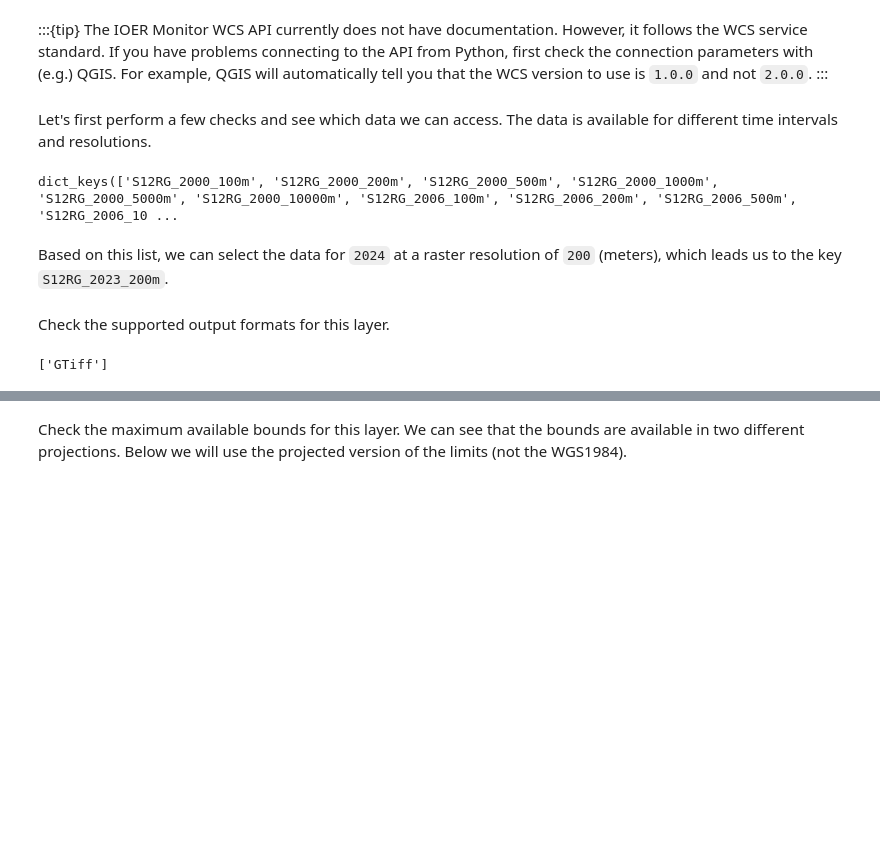
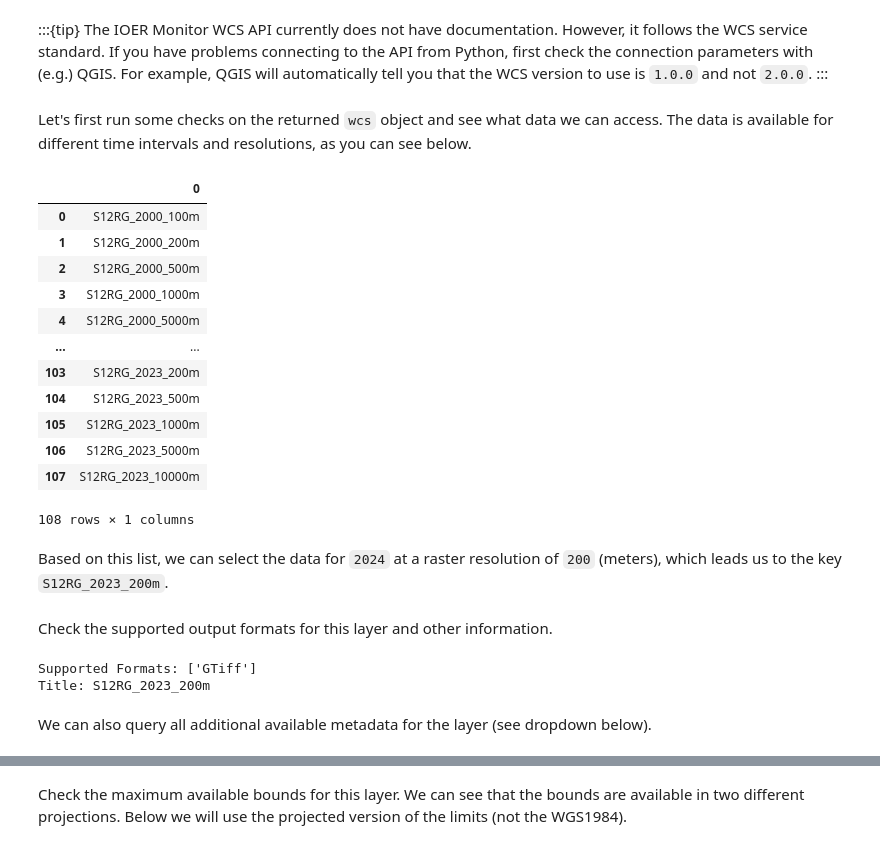
Before and after one commit to ioer-dresden/jupyter-book-nfdi4biodiversity, a Jupyter notebook: notebooks/202_data_retrieval.ipynb, the cells around one changed output, grey strips where cells are left out. Saved outputs shown, nothing was run; the diff lists cells and outputs as text; code cells hidden in the pictures; blank space fills up the shorter version.

```diff
--- a/notebooks/202_data_retrieval.ipynb
+++ b/notebooks/202_data_retrieval.ipynb
@@ -616,14 +616,11 @@ Below we define "S12RG" as the source coverage ID. We can use the Monitor API we
 from owslib.wcs import WebCoverageService
 from urllib.parse import urlencode
 
-monitor_wcs_base = "https://monitor.ioer.de/monitor_api/user"
-wcs_id = "S12RG"
-
 params = {
-    "id": wcs_id,
-    "key": monitor_api_key,
+    "id": IOERMONITOR_WCS_ID,
+    "key": MONITOR_API_KEY,
     "service": "wcs",
 }
-wcs_url = f"{monitor_wcs_base}?{urlencode(params)}"
+wcs_url = f"{MONITOR_WCS_BASE}?{urlencode(params)}"
 
 wcs = WebCoverageService(wcs_url, version="1.0.0")
@@ -632,18 +640,39 @@ wcs = WebCoverageService(wcs_url, version="1.0.0")
 The IOER Monitor WCS API currently does not have documentation. However, it follows the WCS service standard. If you have problems connecting to the API from Python, first check the connection parameters with (e.g.) QGIS. For example, QGIS will automatically tell you that the WCS version to use is `1.0.0` and not `2.0.0`.
 :::
 # %% [markdown]
-Let's first perform a few checks and see which data we can access. The data is available for different time intervals and resolutions.
+Let's first run some checks on the returned `wcs` object and see what data we can access. The data is available for different time intervals and resolutions, as you can see below.
 # %%
-print(wcs.contents.keys())
+pd.DataFrame(wcs.contents.keys())
 # %% [output]
+|  | 0 |
+| 0 | S12RG_2000_100m |
+| 1 | S12RG_2000_200m |
+| 2 | S12RG_2000_500m |
+| 3 | S12RG_2000_1000m |
+| 4 | S12RG_2000_5000m |
+| ... | ... |
+| 103 | S12RG_2023_200m |
+| 104 | S12RG_2023_500m |
+| 105 | S12RG_2023_1000m |
+| 106 | S12RG_2023_5000m |
+| 107 | S12RG_2023_10000m |
-dict_keys(['S12RG_2000_100m', 'S12RG_2000_200m', 'S12RG_2000_500m', 'S12RG_2000_1000m', 'S12RG_2000_5000m', 'S12RG_2000_10000m', 'S12RG_2006_100m', 'S12RG_2006_200m', 'S12RG_2006_500m', 'S12RG_2006_10 ...
+108 rows × 1 columns
 # %% [markdown]
 Based on this list, we can select the data for `2024` at a raster resolution of `200` (meters), which leads us to the key `S12RG_2023_200m`.
 # %%
 layer = 'S12RG_2023_200m'
 # %% [markdown]
-Check the supported output formats for this layer.
+Check the supported output formats for this layer and other information.
 # %%
-print(wcs.contents[layer].supportedFormats)
+formats = wcs.contents[layer].supportedFormats
+print("Supported Formats:", formats)
+title = wcs.contents[layer].title
+abstract = wcs.contents[layer].abstract
+print("Title:", title)
+# Fetch the title and abstract of the chosen layer
+re = wcs.contents[layer]
 # %% [output]
-['GTiff']
+Supported Formats: ['GTiff']
+Title: S12RG_2023_200m
+# %% [markdown]
+We can also query all additional available metadata for the layer (see dropdown below).
```
Also changed, not shown: parts of 22 cells of this notebook.
